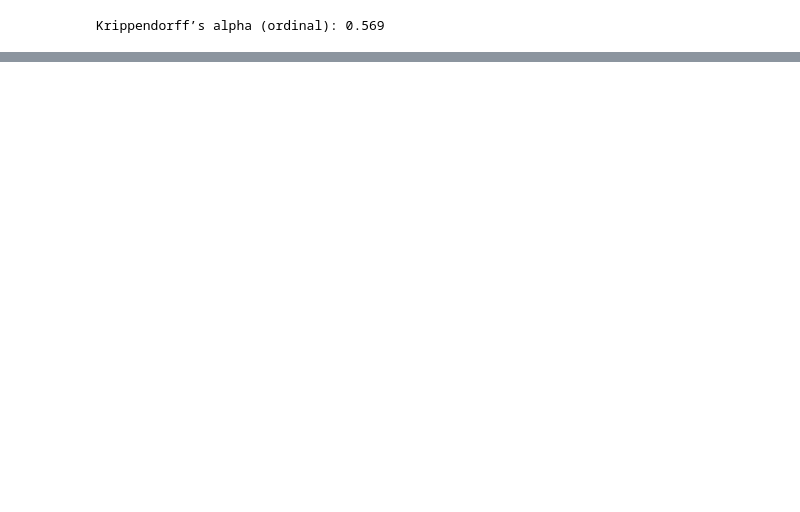
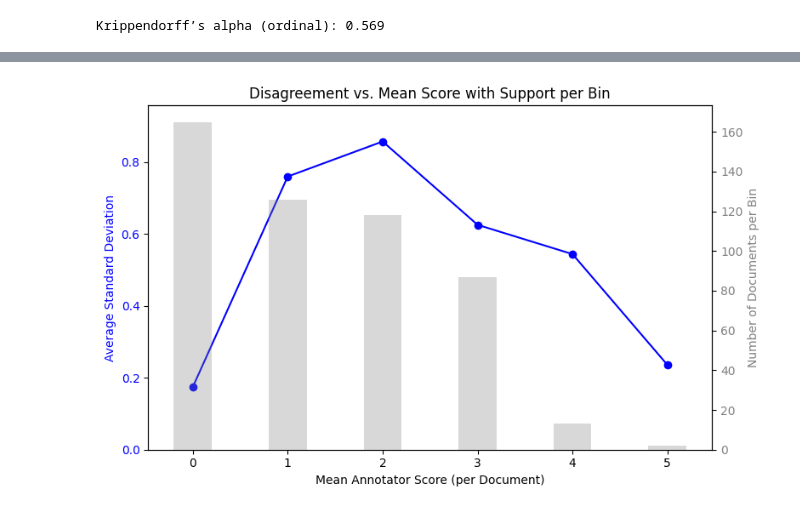
Before and after one commit to Modalities/ml_filter, a Jupyter notebook: notebooks/edu_content_human_as_a_judge.ipynb, the cells around one changed output, grey strips where cells are left out. Saved outputs shown, nothing was run; the diff lists cells and outputs as text; code cells hidden in the pictures; blank space fills up the shorter version.

```diff
--- a/notebooks/edu_content_human_as_a_judge.ipynb
+++ b/notebooks/edu_content_human_as_a_judge.ipynb
@@ -28,0 +126,48 @@ Krippendorff’s alpha (ordinal): 0.569
+# %%
+
+import numpy as np
+import matplotlib.pyplot as plt
+
+# Load your annotation data
+# Replace this with your actual loading logic
+# gt_annotations = load_gt_annotations(gt_annotations_path)
+# Ensure it's a NumPy array of shape (num_docs, 3)
+gt_annotations = np.array(gt_annotations)
+
+# Compute mean and standard deviation per document
+means = np.mean(gt_annotations, axis=1)
+stds = np.std(gt_annotations, axis=1, ddof=0)
+
+# Bin the mean scores
+bins = np.arange(-0.5, 6, 1)  # Bins: [0.0, 0.5), [0.5, 1.0), ..., [5.0, 5.5)
+bin_indices = np.digitize(means, bins)
+
+# Calculate average std and support for each bin
+avg_stds_per_bin = [np.mean(stds[bin_indices == i]) for i in range(1, len(bins))]
+support_per_bin = [np.sum(bin_indices == i) for i in range(1, len(bins))]
+
+# Compute bin centers for x-axis
+bin_centers = (bins[:-1] + bins[1:]) / 2
+
+# Create the plot
+fig, ax1 = plt.subplots(figsize=(8, 5))
+
+# Line plot for average std dev
+ax1.plot(bin_centers, avg_stds_per_bin, color='blue', marker='o', label='Avg Std Dev')
+ax1.set_xlabel('Mean Annotator Score (per Document)')
+ax1.set_ylabel('Average Standard Deviation', color='blue')
+ax1.tick_params(axis='y', labelcolor='blue')
+ax1.set_ylim(0, max(avg_stds_per_bin) + 0.1)
+
+# Bar plot for support on secondary y-axis
+ax2 = ax1.twinx()
+ax2.bar(bin_centers, support_per_bin, width=0.4, alpha=0.3, color='gray', label='Support (Count)')
+ax2.set_ylabel('Number of Documents per Bin', color='gray')
+ax2.tick_params(axis='y', labelcolor='gray')
+
+# Title and layout
+plt.title('Disagreement vs. Mean Score with Support per Bin')
+fig.tight_layout()
+plt.show()
+# %% [output]
+[figure, added]
```
Also changed, not shown: parts of 15 cells of this notebook.
